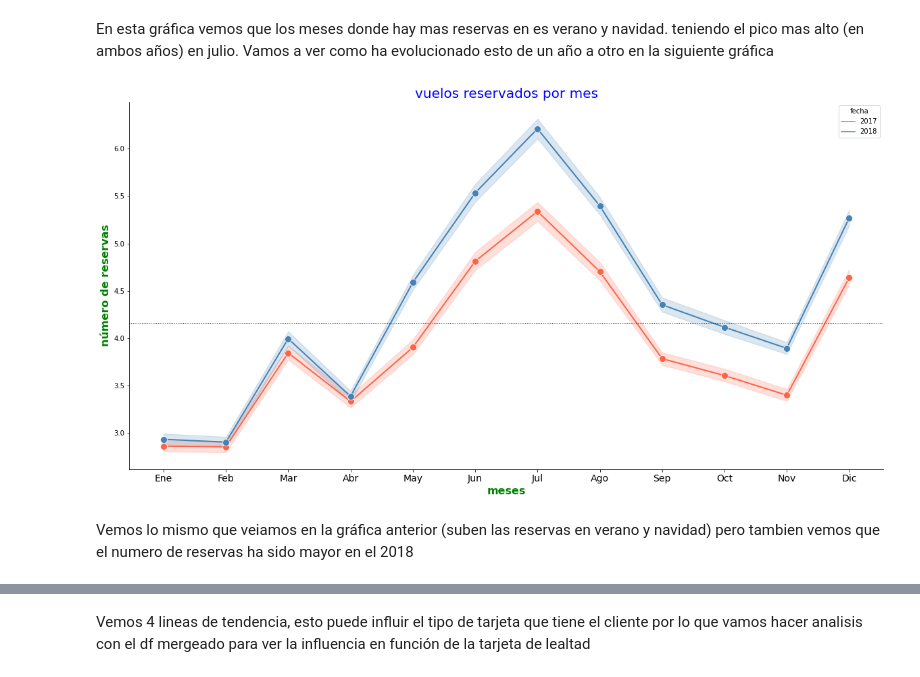
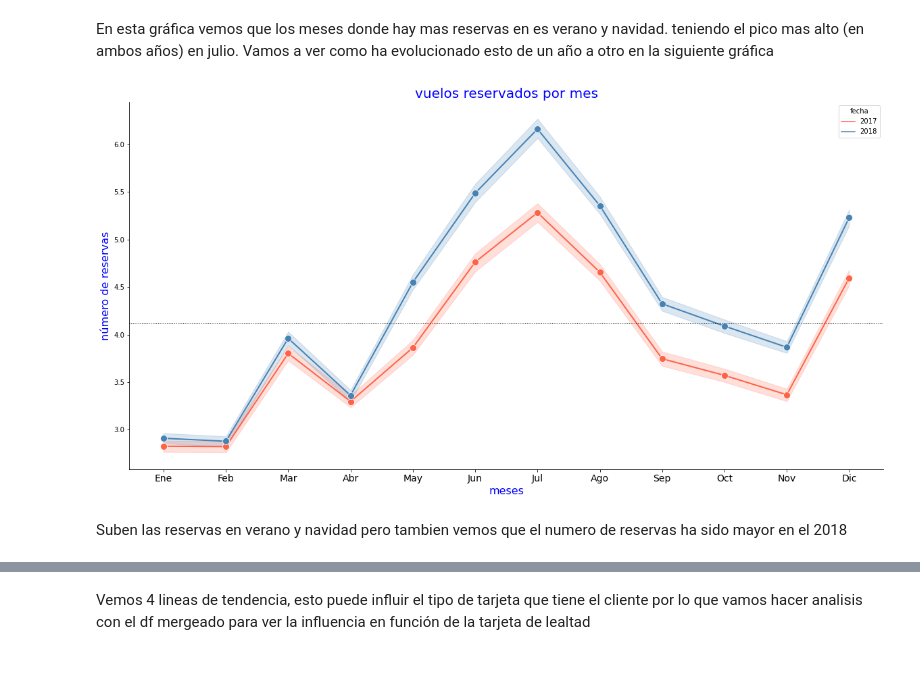
Before and after one commit to Adalab/bda-modulo-3-evaluacion-final-CarmenMoyano, a Jupyter notebook: Visualizacion.ipynb, the cells around one changed output, grey strips where cells are left out. Saved outputs shown, nothing was run; the diff lists cells and outputs as text; code cells hidden in the pictures.

```diff
--- a/Visualizacion.ipynb
+++ b/Visualizacion.ipynb
@@ -39,6 +56,8 @@ df1.sample()
 # %%
-df1['ano'] = df1['ano'].astype(int)
-df1['mes'] = df1['mes'].astype(int)
+# generamos columna fecha pasamos el año y mes
+df1['ano'] = df1['ano']
+df1['mes'] = df1['mes']
+# le damos valor 1 a todos los dias
 df1['dia'] = 1
 
 # Crear la columna de fecha combinando año, mes y día
@@ -74,41 +92,43 @@ sns.lineplot(data=df1, x="fecha", y="total_vuelos");
 En esta gráfica vemos que los meses donde hay mas reservas en es verano y navidad. teniendo el pico mas alto (en ambos años) en julio. Vamos a ver como ha evolucionado esto de un año a otro en la siguiente gráfica
 # %%
 # hagamos un subplot con el vuelos_reservados y en función del mes
-
 plt.subplots( figsize = (20, 10))
 
-sns.lineplot(x=df1["fecha"].dt.month, y=df1["vuelos_reservados"],
-            hue = df1["fecha"].dt.year,
+# Crear un gráfico de líneas que muestra la evolución de los vuelos reservados por mes, con una distinción por año
+sns.lineplot(x=df1["fecha"].dt.month, # por mese
+             y=df1["vuelos_reservados"],
+            hue = df1["fecha"].dt.year, # variable ano
             palette = ["#FF6347", "#4682B4"], # color de las lineas
             marker = "o", # para especificar que marcador queremos
             markersize = 10, # para establecer el tamaño del marcador
             linewidth = 2 # para cambiar el grosor de la linea
             )
 
+# titulo
 plt.title("vuelos reservados por mes",color = "blue", fontsize= 20)
 
 
 # para cambiar las etiquetas del eje x y sus colores y tamaños
 plt.xticks(np.sort(df1["fecha"].dt.month.unique()),  # valores originales del eje x
                 ['Ene', "Feb", "Mar", "Abr", "May", "Jun", "Jul", "Ago", "Sep", "Oct", "Nov", "Dic"],
                 color = "black",
                 fontsize = 14); # valores nuevos que queremos en el eje x
 
 # para cambiar el nombre del eje x
-plt.xlabel('meses', color = "green", fontweight = "bold", fontsize = 16)
+plt.xlabel('meses', color = "blue",  fontsize = 16)
 
 # para cambiar el nobre el eje y
-plt.ylabel('número de reservas', color = "green", fontweight = "bold", fontsize = 16)
+plt.ylabel('número de reservas', color = "blue", fontsize = 16)
 
 # para quitar los ejes de arriba y de la derecha
 plt.gca().spines['right'].set_visible(False)
 plt.gca().spines['top'].set_visible(False)
 
 
 # para añadir una linea fija en el plot en funcion de la media
 media = df1["vuelos_reservados"].mean()
 plt.axhline(media, color='black', linewidth=1, linestyle='dotted');
 # %% [output]
-[figure, old version]
+[figure, new version]
 # %% [markdown]
-Vemos lo mismo que veiamos en la gráfica anterior (suben las reservas en verano y navidad) pero tambien vemos que el numero de reservas ha sido mayor en el 2018
+Suben las reservas en verano y navidad pero tambien vemos que el numero de reservas ha sido mayor en el 2018
```
Also changed, not shown: parts of 28 cells of this notebook, 9 other files.
